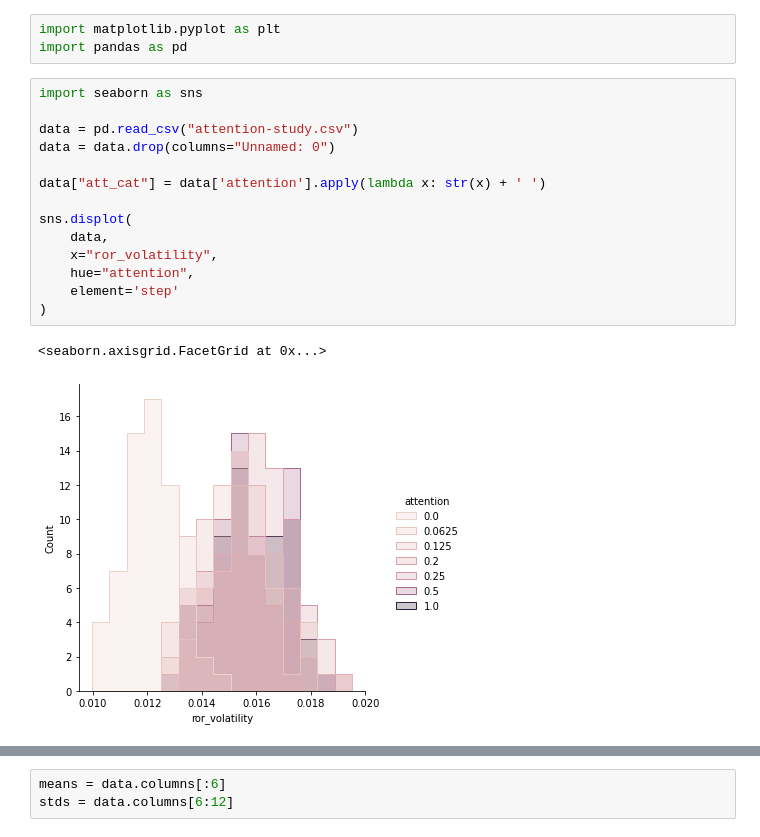
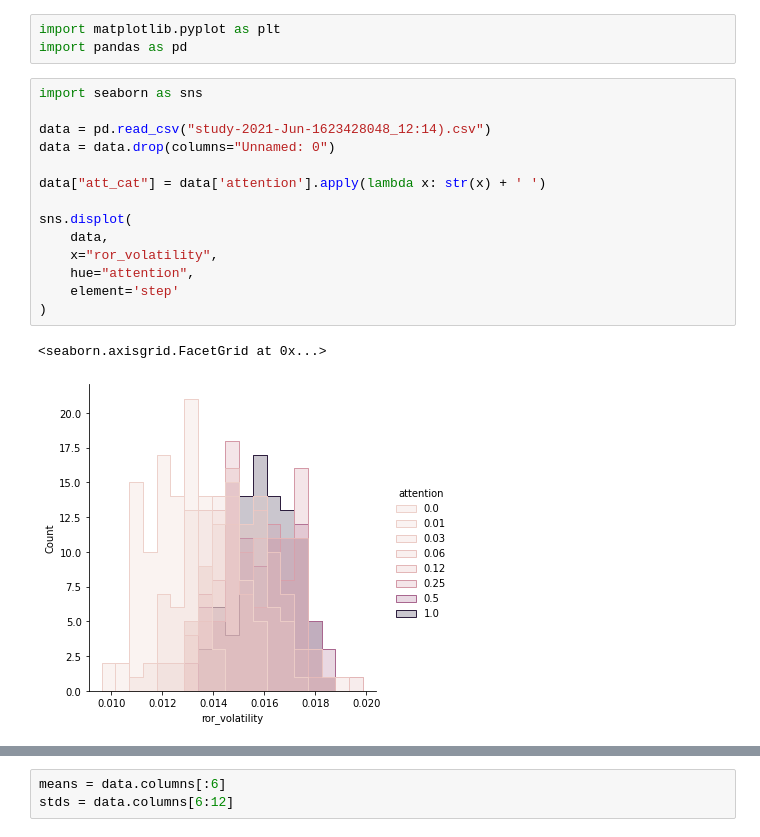
Before and after one commit to sbenthall/SHARKFin, a Jupyter notebook: HARK/Analysis.ipynb, the cells around one changed output, grey strips where cells are left out. Saved outputs shown, nothing was run; the diff lists cells and outputs as text.

```diff
--- a/HARK/Analysis.ipynb
+++ b/HARK/Analysis.ipynb
@@ -4,20 +4,20 @@ import pandas as pd
 # %%
 import seaborn as sns
 
-data = pd.read_csv("attention-study.csv")
+data = pd.read_csv("study-2021-Jun-1623428048_12:14).csv")
 data = data.drop(columns="Unnamed: 0")
 
 data["att_cat"] = data['attention'].apply(lambda x: str(x) + ' ')
 
 sns.displot(
     data,
     x="ror_volatility",
     hue="attention",
     element='step'
 )
 # %% [output]
 <seaborn.axisgrid.FacetGrid at 0x...>
-[figure, old version]
+[figure, new version]
 # %%
 data
 # %% [output]
```
Also changed, not shown: parts of 11 cells of this notebook, 2 other files.
